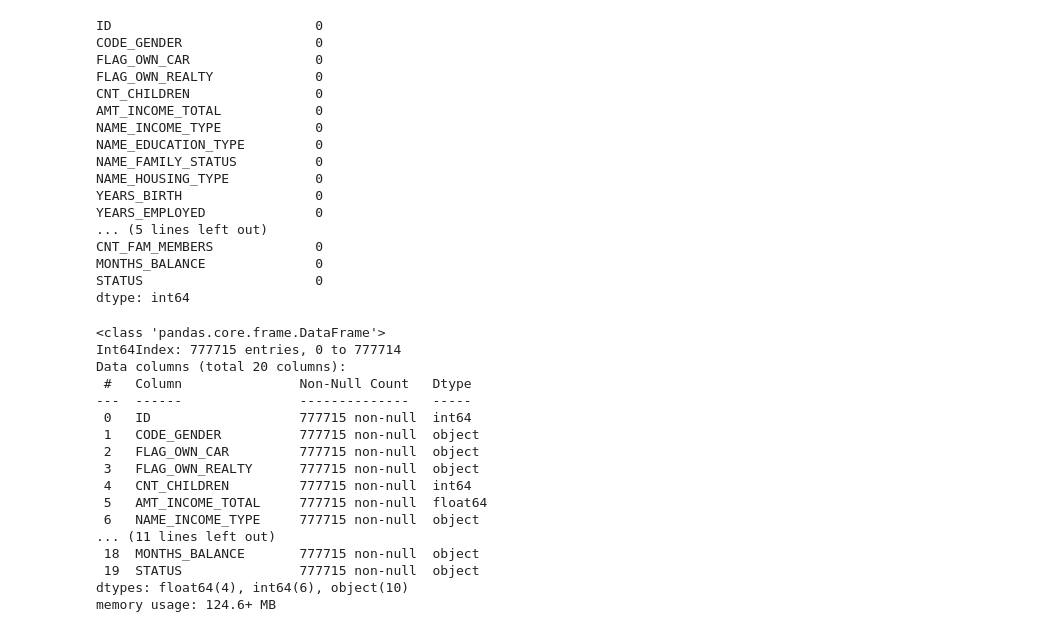
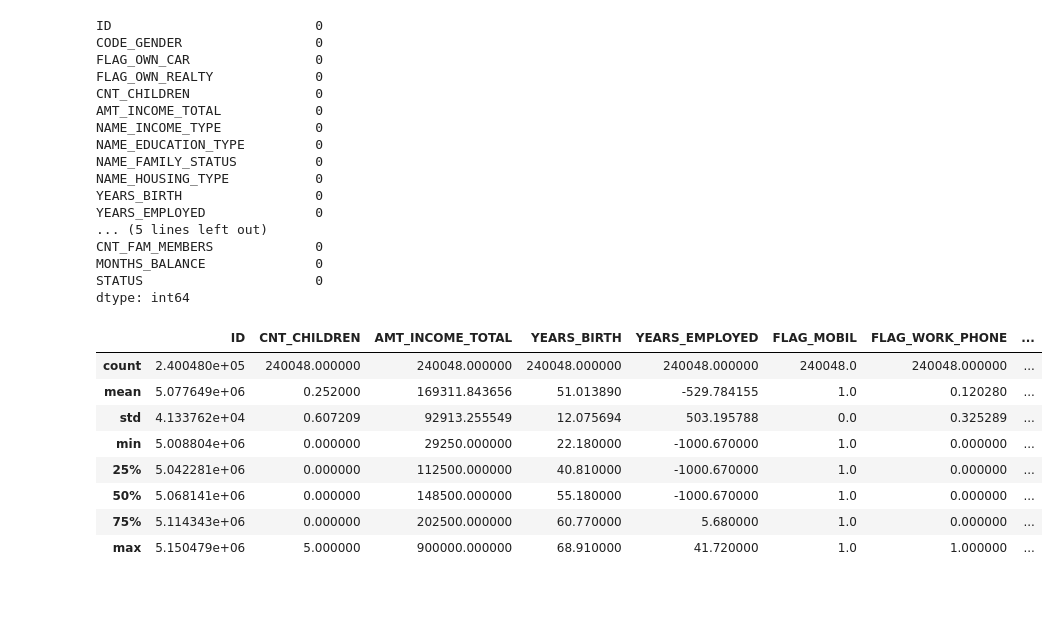
Before and after one commit to lymc33/Data_analysis_exercises, a Jupyter notebook: KPI_exercise/data_cleaning.ipynb, the cells around one changed output. Drawn from its saved outputs; the diff is of its cells as text; code cells hidden in the pictures; blank space fills up the shorter version.

```diff
--- a/KPI_exercise/data_cleaning.ipynb
+++ b/KPI_exercise/data_cleaning.ipynb
@@ -28,26 +57,24 @@ df2.head()
 # %%
-### Data cleaning
+### Transform data and renaming
 
 ## df1 a df3
 
-# Definición df3 (df1 limpio)
-df3 = df1.assign(DAYS_BIRTH= lambda x: round(   ( (df1['DAYS_BIRTH'] *-1))/365   , 2  )   ,
+# Definición df1 limpio
+df1 = df1.assign(DAYS_BIRTH= lambda x: round(   ( (df1['DAYS_BIRTH'] *-1))/365   , 2  )   ,
 DAYS_EMPLOYED=lambda x: round(  ( (df1['DAYS_EMPLOYED'] *-1)) / 365      , 2  )          )
 
 # Renombrar columnas df3
-df3.rename(columns = {'DAYS_BIRTH':'YEARS_BIRTH'}, inplace = True)
-df3.rename(columns = {'DAYS_EMPLOYED':'YEARS_EMPLOYED'}, inplace = True)
+df1.rename(columns = {'DAYS_BIRTH':'YEARS_BIRTH'}, inplace = True)
+df1.rename(columns = {'DAYS_EMPLOYED':'YEARS_EMPLOYED'}, inplace = True)
 
 
-## df2 a df4
+# Renombrar columna del df2
 
-# Renombrar columna del df4
-df4 = df2
-hoy=date.today()
-lista_mes_balance = []
+# hoy=date.today()
+# lista_mes_balance = []
 
-for x in df4['MONTHS_BALANCE']:
-    mes_balance = hoy + relativedelta(months=x)
-    lista_mes_balance.append(mes_balance)
+# for x in df2['MONTHS_BALANCE']:
+#     mes_balance = hoy + relativedelta(months=x)
+#     lista_mes_balance.append(mes_balance)
 
-df4['MONTHS_BALANCE'] = lista_mes_balance
+# df2['MONTHS_BALANCE'] = lista_mes_balance
@@ -58,2 +81,3 @@ print(df3.shape,df4.shape)
 # %%
-dfAll = pd.merge(df3, df4, how='inner', on=['ID'])
+dfAll = pd.merge(df1, df2, how='inner', on=['ID'])
+print(dfAll.shape)
@@ -90,23 +103,21 @@ CNT_FAM_MEMBERS             0
 MONTHS_BALANCE              0
 STATUS                      0
 dtype: int64
-# %%
-dfAll.info()
-# %% [output]
-<class 'pandas.core.frame.DataFrame'>
-Int64Index: 777715 entries, 0 to 777714
-Data columns (total 20 columns):
- #   Column               Non-Null Count   Dtype
----  ------               --------------   -----
- 0   ID                   777715 non-null  int64
- 1   CODE_GENDER          777715 non-null  object
- 2   FLAG_OWN_CAR         777715 non-null  object
- 3   FLAG_OWN_REALTY      777715 non-null  object
- 4   CNT_CHILDREN         777715 non-null  int64
- 5   AMT_INCOME_TOTAL     777715 non-null  float64
- 6   NAME_INCOME_TYPE     777715 non-null  object
-... (11 lines left out)
- 18  MONTHS_BALANCE       777715 non-null  object
- 19  STATUS               777715 non-null  object
-dtypes: float64(4), int64(6), object(10)
-memory usage: 124.6+ MB
+# %%
+### Limpueza de datos nulos
+
+# Indagar en OCCUPATION_TYPE = NULL
+
+# Ver 'YEARS_EMPLOYED' negativos
+
+dfAll[dfAll['OCCUPATION_TYPE'].isnull()].describe()
+# %% [output]
+|  | ID | CNT_CHILDREN | AMT_INCOME_TOTAL | YEARS_BIRTH | YEARS_EMPLOYED | FLAG_MOBIL | FLAG_WORK_PHONE | ... |
+| count | 2.400480e+05 | 240048.000000 | 240048.000000 | 240048.000000 | 240048.000000 | 240048.0 | 240048.000000 | ... |
+| mean | 5.077649e+06 | 0.252000 | 169311.843656 | 51.013890 | -529.784155 | 1.0 | 0.120280 | ... |
+| std | 4.133762e+04 | 0.607209 | 92913.255549 | 12.075694 | 503.195788 | 0.0 | 0.325289 | ... |
+| min | 5.008804e+06 | 0.000000 | 29250.000000 | 22.180000 | -1000.670000 | 1.0 | 0.000000 | ... |
+| 25% | 5.042281e+06 | 0.000000 | 112500.000000 | 40.810000 | -1000.670000 | 1.0 | 0.000000 | ... |
+| 50% | 5.068141e+06 | 0.000000 | 148500.000000 | 55.180000 | -1000.670000 | 1.0 | 0.000000 | ... |
+| 75% | 5.114343e+06 | 0.000000 | 202500.000000 | 60.770000 | 5.680000 | 1.0 | 0.000000 | ... |
+| max | 5.150479e+06 | 5.000000 | 900000.000000 | 68.910000 | 41.720000 | 1.0 | 1.000000 | ... |
```
Also changed, not shown: parts of 19 cells of this notebook, 3 other files.
